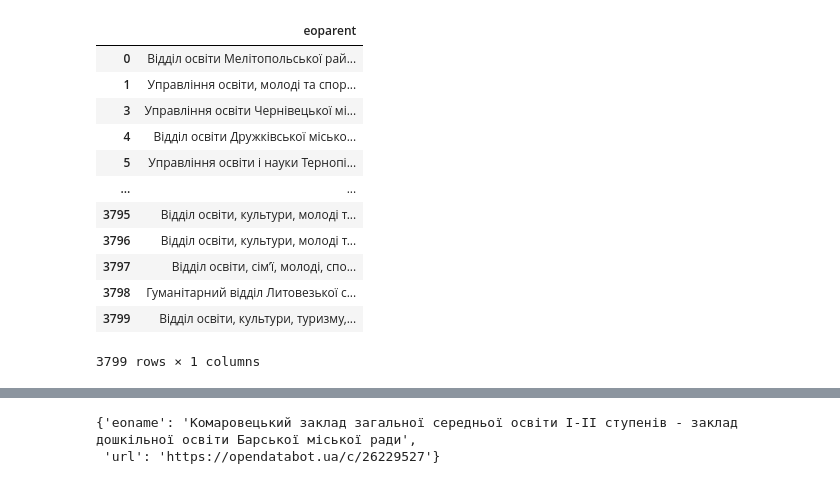
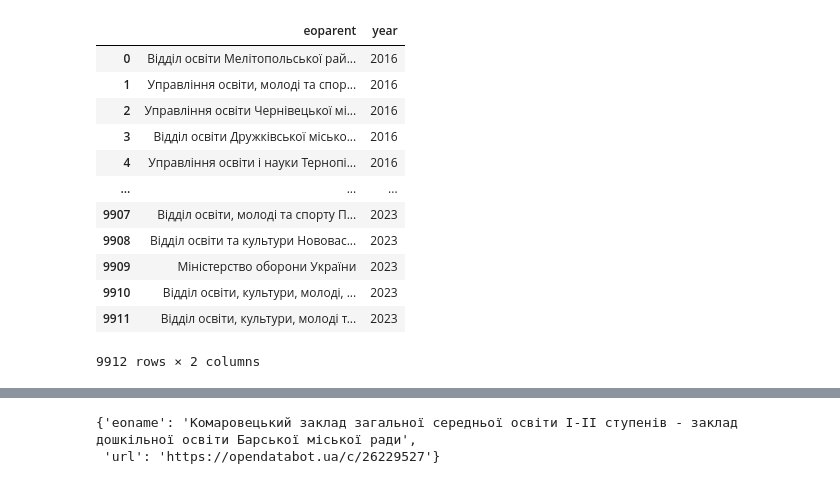
Before and after one commit to DataResponsibly/ZNO-Dataset, a Jupyter notebook: notebooks/tables_creation/Organizations_table.ipynb, the cells around one changed output, grey strips where cells are left out. Cells and saved outputs as stored; diff of their text form; code cells hidden in the pictures.

Commit message:
organizations update

```diff
--- a/notebooks/tables_creation/Organizations_table.ipynb
+++ b/notebooks/tables_creation/Organizations_table.ipynb
@@ -4,7 +4,7 @@ import pandas as pd
 # %%
 # load datasets
 datasets = {}
-years = range(2016, 2023)
+years = range(2016, 2024)
 for year in years:
     print(f"EIE {year} Loading...")
     if int(year) >= 2019:
@@ -12,9 +12,9 @@ for year in years:
     else:
         file_name = f'OpenData{year}.csv'
     try:
-        dataset = pd.read_csv(f"../../zno/{year}/{file_name}", sep=";", encoding='utf-8')
+        dataset = pd.read_csv(f"../../data_loader/{year}/{file_name}", sep=";", encoding='utf-8', dtype = str)
     except:
-        dataset = pd.read_csv(f"../../zno/{year}/{file_name}", sep=";", encoding='Windows 1251')
+        dataset = pd.read_csv(f"../../data_loader/{year}/{file_name}", sep=";", encoding='Windows 1251', dtype = str)
     datasets.update({year:dataset})
     print("success")
 # %% [output]
@@ -36,6 +38,7 @@ success
 for year, dataset in datasets.items():
     #lowercase all columns and add year as attribute
     dataset.columns = [col.lower() for col in dataset.columns]
+    dataset['year'] = year
 # %%
 for year, dataset in datasets.items():
     print([col for col in dataset.columns if col.startswith('eo')])
@@ -50,5 +54,7 @@ for year, dataset in datasets.items():
 # %%
-organizations = pd.DataFrame(columns=['eoparent'])
+organizations = pd.DataFrame(columns=['eoparent', 'year'])
 # %%
 for year, dataset in datasets.items():
-    organizations = pd.concat([organizations, pd.DataFrame(dataset.loc[:, 'eoparent'])], ignore_index=True)
+    organizations = pd.concat([organizations, pd.DataFrame(dataset.loc[:, ['eoparent', 'year']])], ignore_index=True)
+
+organizations
@@ -55,22 +75,23 @@ for year, dataset in datasets.items():
 # %%
 organizations.drop_duplicates(inplace=True)
+# When the paricipant graduated in the previous years
+# the corresponding information about school (everything with 'eo') is NaN.
+# We drop these rows.
+organizations.dropna(subset=organizations.columns.difference(['year']),
+                      how = 'all', inplace=True)
 organizations.reset_index(drop=True, inplace=True)
-# when paricipant graduated in the previous years the corresponding information about school
-# (everything with 'eo') is NaN
-#we drop these rows
-organizations.dropna(how = 'all', inplace=True)
 organizations
 # %% [output]
-|  | eoparent |
-| 0 | Відділ освіти Мелітопольської рай... |
-| 1 | Управління освіти, молоді та спор... |
-| 3 | Управління освіти Чернівецької мі... |
-| 4 | Відділ освіти Дружківської місько... |
-| 5 | Управління освіти і науки Тернопі... |
-| ... | ... |
-| 3795 | Відділ освіти, культури, молоді т... |
-| 3796 | Відділ освіти, культури, молоді т... |
-| 3797 | Відділ освіти, сім’ї, молоді, спо... |
-| 3798 | Гуманітарний відділ Литовезької с... |
-| 3799 | Відділ освіти, культури, туризму,... |
+|  | eoparent | year |
+| 0 | Відділ освіти Мелітопольської рай... | 2016 |
+| 1 | Управління освіти, молоді та спор... | 2016 |
+| 2 | Управління освіти Чернівецької мі... | 2016 |
+| 3 | Відділ освіти Дружківської місько... | 2016 |
+| 4 | Управління освіти і науки Тернопі... | 2016 |
+| ... | ... | ... |
+| 9907 | Відділ освіти, молоді та спорту П... | 2023 |
+| 9908 | Відділ освіти та культури Нововас... | 2023 |
+| 9909 | Міністерство оборони України | 2023 |
+| 9910 | Відділ освіти, культури, молоді, ... | 2023 |
+| 9911 | Відділ освіти, культури, молоді т... | 2023 |
-3799 rows × 1 columns
+9912 rows × 2 columns
```
Also changed, not shown: parts of 40 cells of this notebook.
